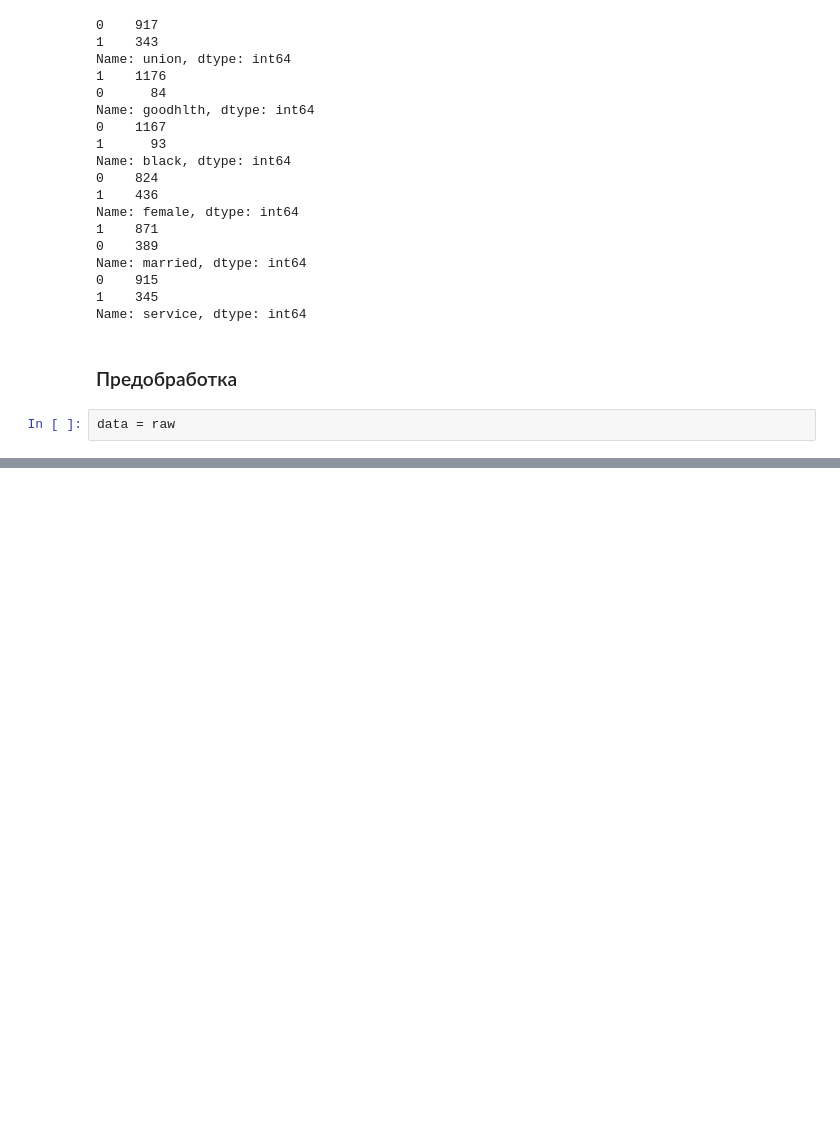
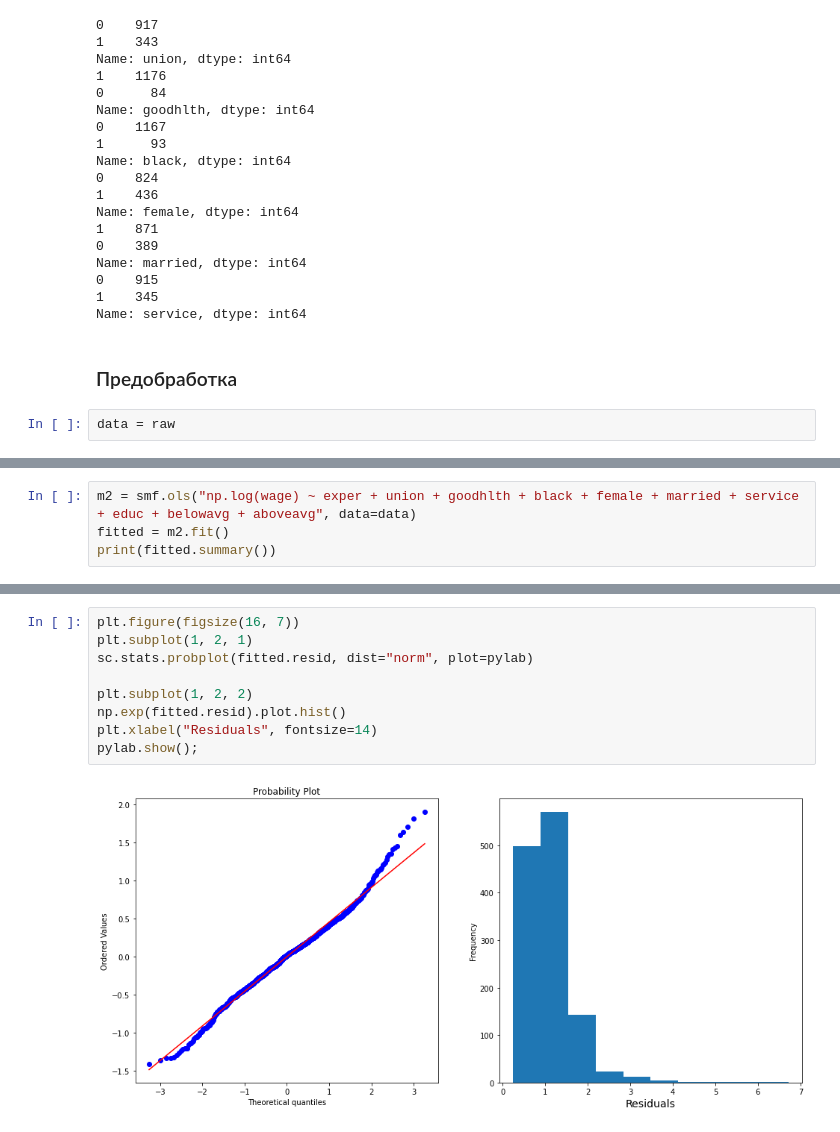
Before and after one commit to Eanhain/Yandex_MIPT_ML_Courses, a Jupyter notebook: info_4_course/notebook/week_3/stat.regression_my.ipynb, the cells around one changed output, grey strips where cells are left out. Drawn from its saved outputs; the diff is of its cells as text; blank space fills up the shorter version.

```diff
--- a/info_4_course/notebook/week_3/stat.regression_my.ipynb
+++ b/info_4_course/notebook/week_3/stat.regression_my.ipynb
@@ -79,0 +151,4 @@ plt.xlabel("Wage log", fontsize=14);
+# %%
+m2 = smf.ols("np.log(wage) ~ exper + union + goodhlth + black + female + married + service + educ + belowavg + aboveavg", data=data)
+fitted = m2.fit()
+print(fitted.summary())
@@ -79,0 +173,11 @@ plt.xlabel("Wage log", fontsize=14);
+# %%
+plt.figure(figsize(16, 7))
+plt.subplot(1, 2, 1)
+sc.stats.probplot(fitted.resid, dist="norm", plot=pylab)
+
+plt.subplot(1, 2, 2)
+np.exp(fitted.resid).plot.hist()
+plt.xlabel("Residuals", fontsize=14)
+pylab.show();
+# %% [output]
+[figure, added]
```
Also changed, not shown: parts of 34 cells of this notebook, 16 other files.
